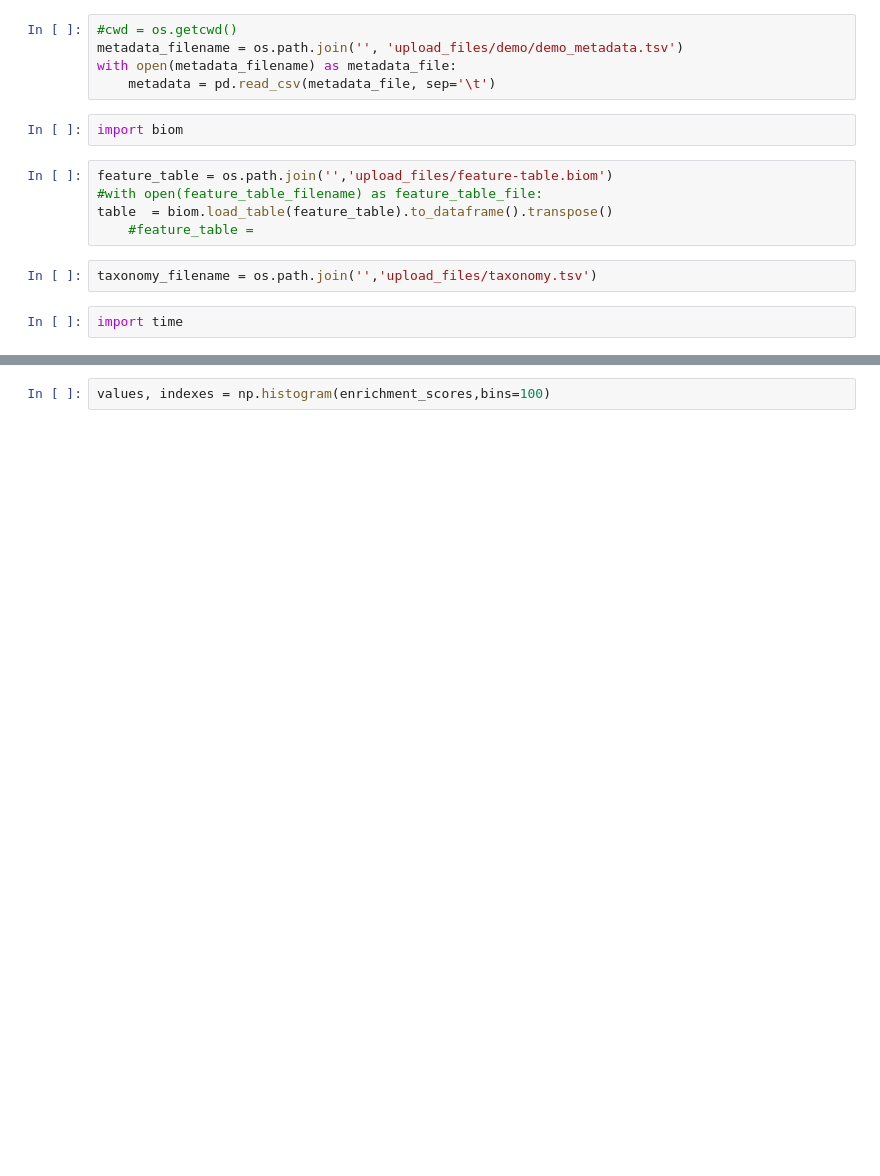
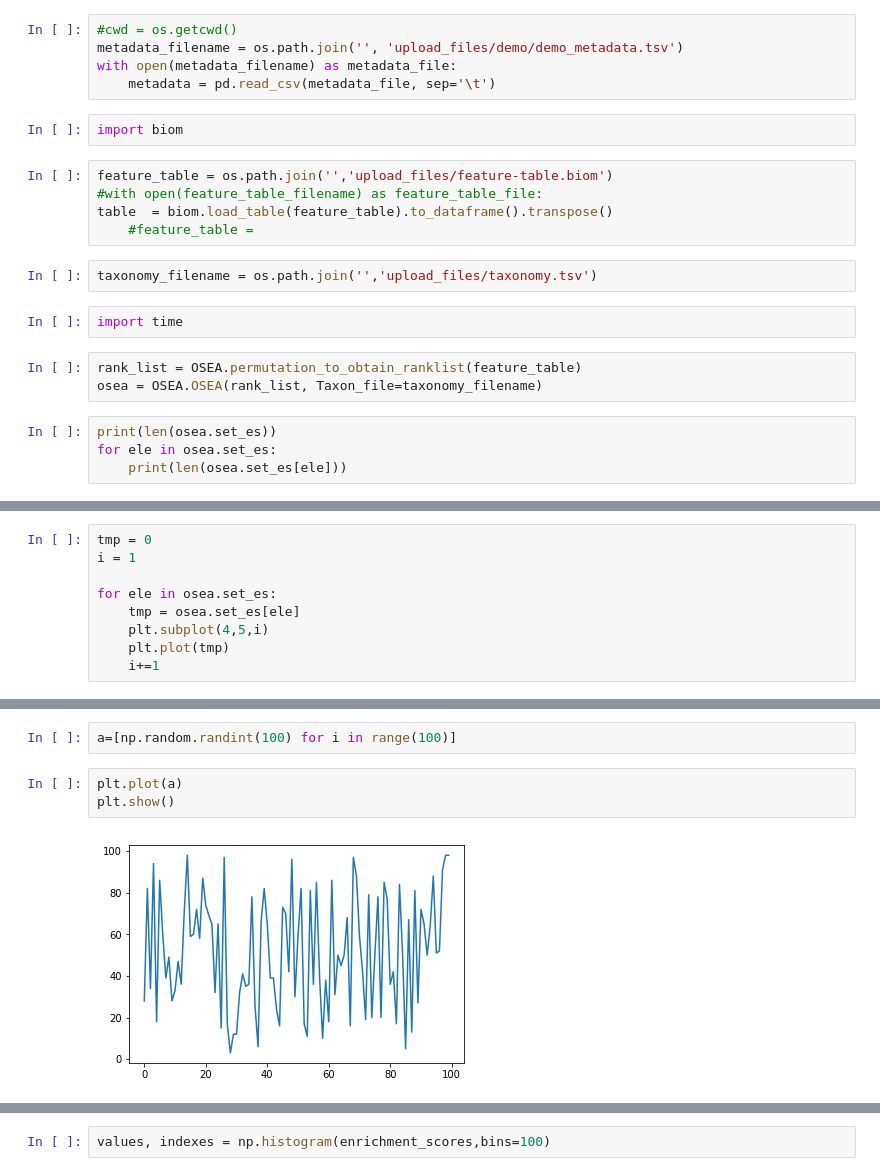
Before and after one commit to yuuch/MVP, a Jupyter notebook: OSEA_local_test.ipynb, the cells around one changed output, grey strips where cells are left out. Drawn from its saved outputs; the diff is of its cells as text; blank space fills up the shorter version.

Commit message:
OSEA_local

```diff
--- a/OSEA_local_test.ipynb
+++ b/OSEA_local_test.ipynb
@@ -22,3 +22,10 @@ table  = biom.load_table(feature_table).to_dataframe().transpose()
 taxonomy_filename = os.path.join('','upload_files/taxonomy.tsv')
 # %%
 import time
+# %%
+rank_list = OSEA.permutation_to_obtain_ranklist(feature_table)
+osea = OSEA.OSEA(rank_list, Taxon_file=taxonomy_filename)
+# %%
+print(len(osea.set_es))
+for ele in osea.set_es:
+    print(len(osea.set_es[ele]))
@@ -24,0 +55,9 @@ import time
+# %%
+tmp = 0
+i = 1
+
+for ele in osea.set_es:
+    tmp = osea.set_es[ele]
+    plt.subplot(4,5,i)
+    plt.plot(tmp)
+    i+=1
@@ -25,3 +91,10 @@ import time
+# %%
+a=[np.random.randint(100) for i in range(100)]
+# %%
+plt.plot(a)
+plt.show()
+# %% [output]
+[figure, added]
 # %%
 enrichment_scores = []
 tic = time.time()
```
Also changed, not shown: parts of 32 cells of this notebook, 1 other file.
